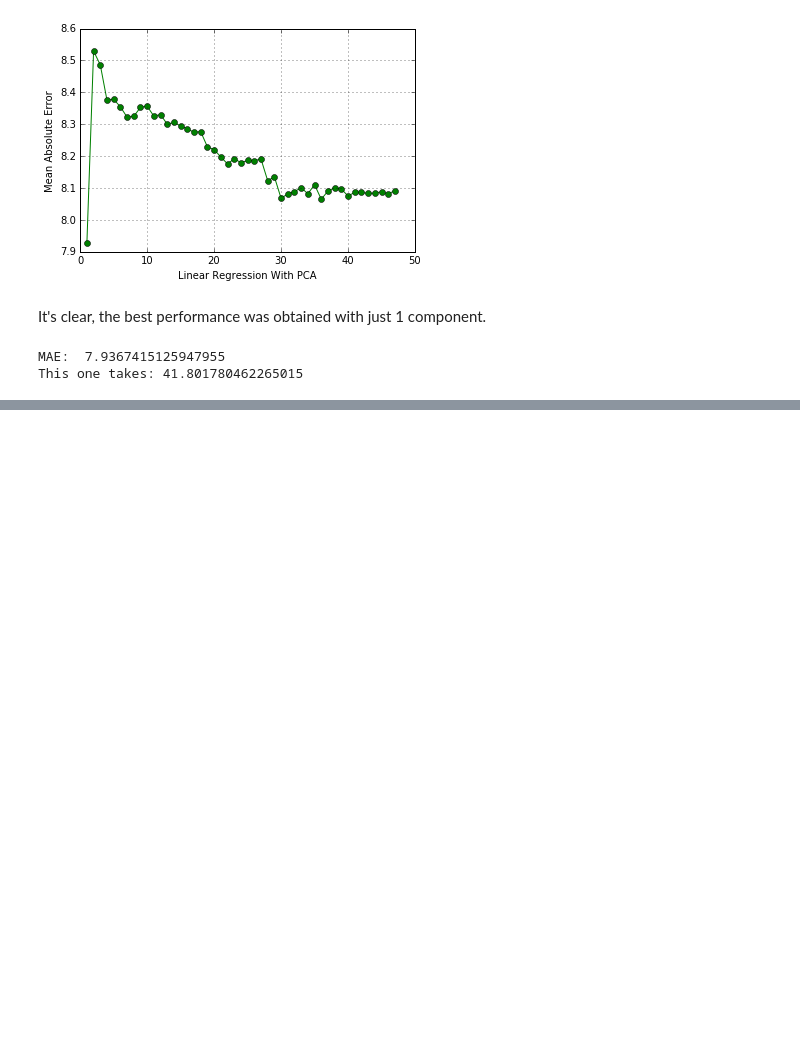
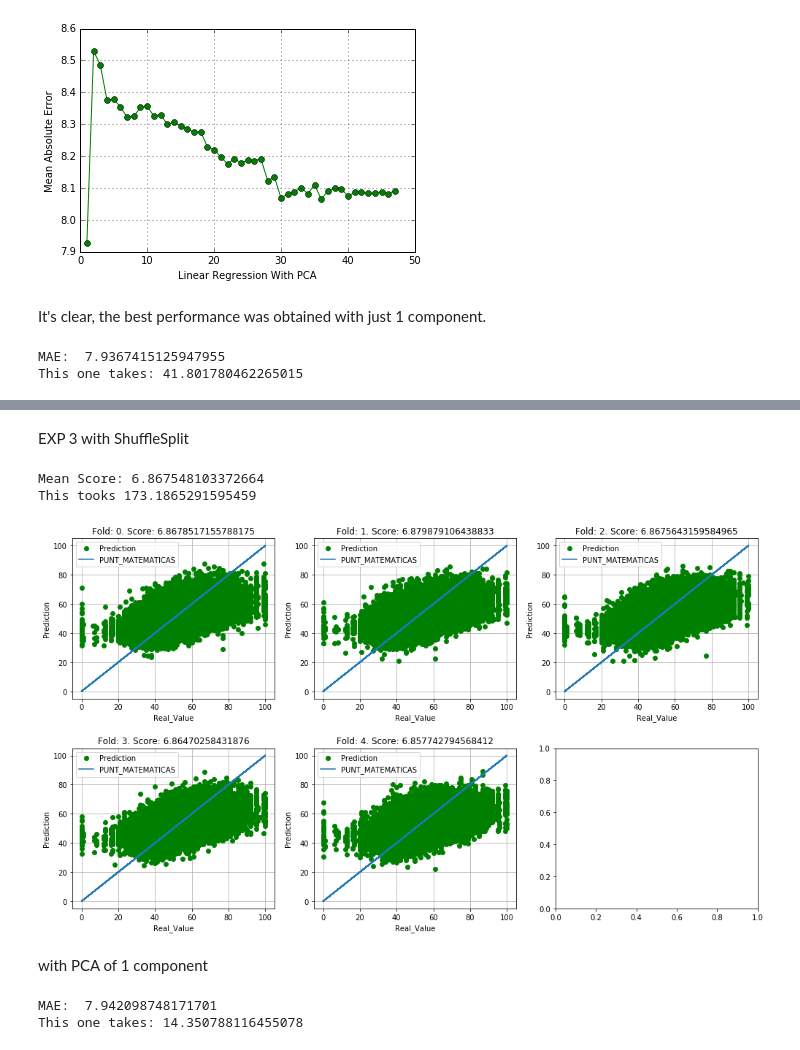
Before and after one commit to AronForero/ICFESProject, a Jupyter notebook: New_Project/Analysis_Predictions/Analysis/Random_Forest_Regressor(2014).ipynb, the cells around one changed output, grey strips where cells are left out. Saved outputs shown, nothing was run; the diff lists cells and outputs as text; code cells hidden in the pictures; blank space fills up the shorter version.

```diff
--- a/New_Project/Analysis_Predictions/Analysis/Random_Forest_Regressor(2014).ipynb
+++ b/New_Project/Analysis_Predictions/Analysis/Random_Forest_Regressor(2014).ipynb
@@ -212,0 +252,28 @@ So according to the previous analysis, the **CHOSEN** way to predict will be the
+# %% [markdown]
+EXP 3 with ShuffleSplit
+# %%
+st = time()
+rf = RandomForestRegressor(n_jobs=4)
+exped_X = New_X**3
+rs = ShuffleSplit(n_splits=5, test_size=0.2)
+kf = rs.split(exped_X)
+plot_predictions_KF(rf, 'PUNT_MATEMATICAS', exped_X, New_Y, kf)
+print('This tooks', time()-st)
+# %% [output]
+Mean Score: 6.867548103372664
+This tooks 173.1865291595459
+[figure, added]
+# %% [markdown]
+with PCA of 1 component
+# %%
+st = time()
+pca = PCA(n_components=1)
+pca_X = pca.fit_transform(New_X)
+pca_X = pd.DataFrame(pca_X)
+rf = RandomForestRegressor(n_jobs=4, oob_score=True)
+rf.fit(pca_X, New_Y['PUNT_MATEMATICAS'])
+print('MAE: ',MAD(New_Y['PUNT_MATEMATICAS'], rf.oob_prediction_))
+print('This one takes:', time()-st)
+# %% [output]
+MAE:  7.942098748171701
+This one takes: 14.350788116455078
```
Also changed, not shown: parts of 17 cells of this notebook, 2 other files.
